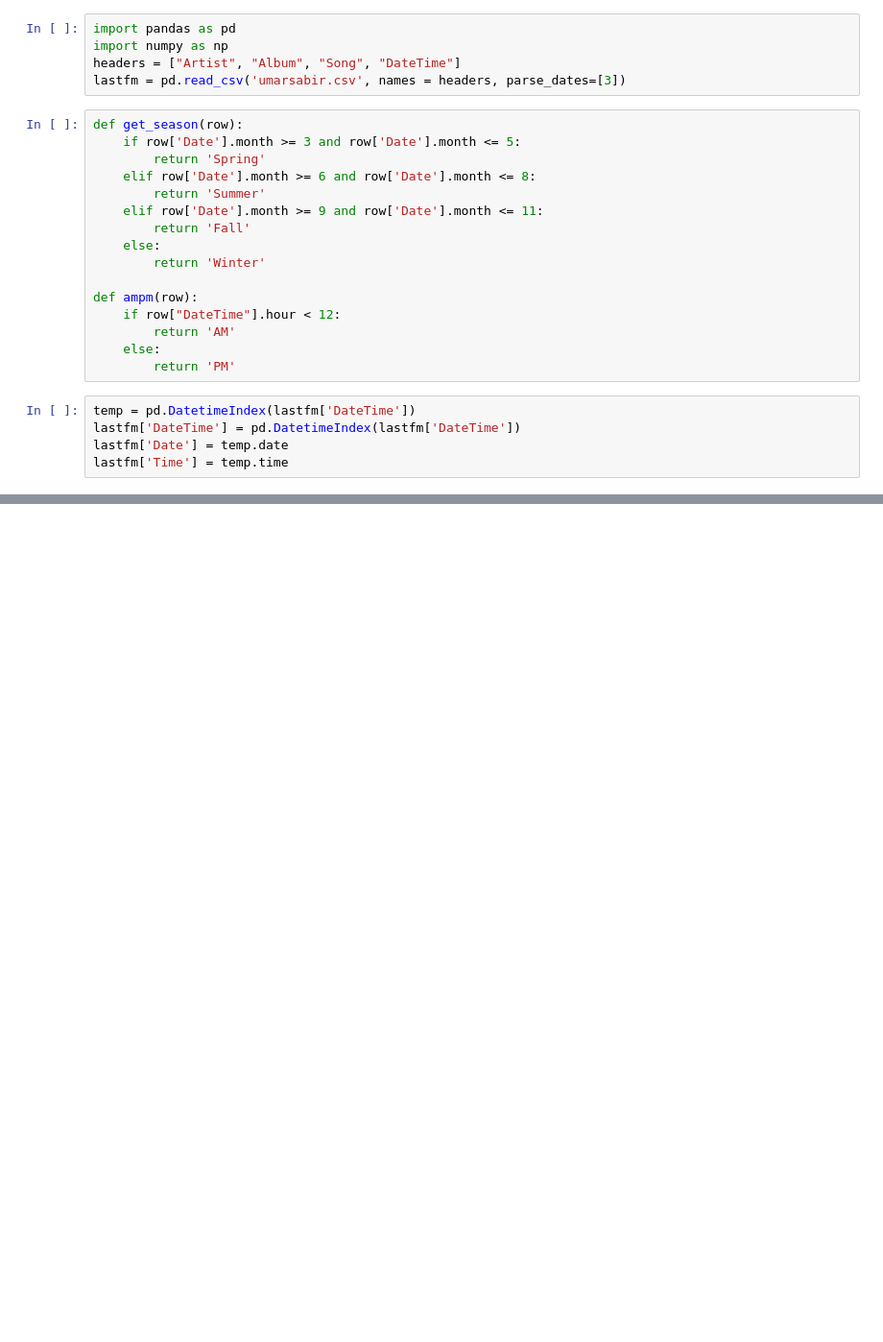
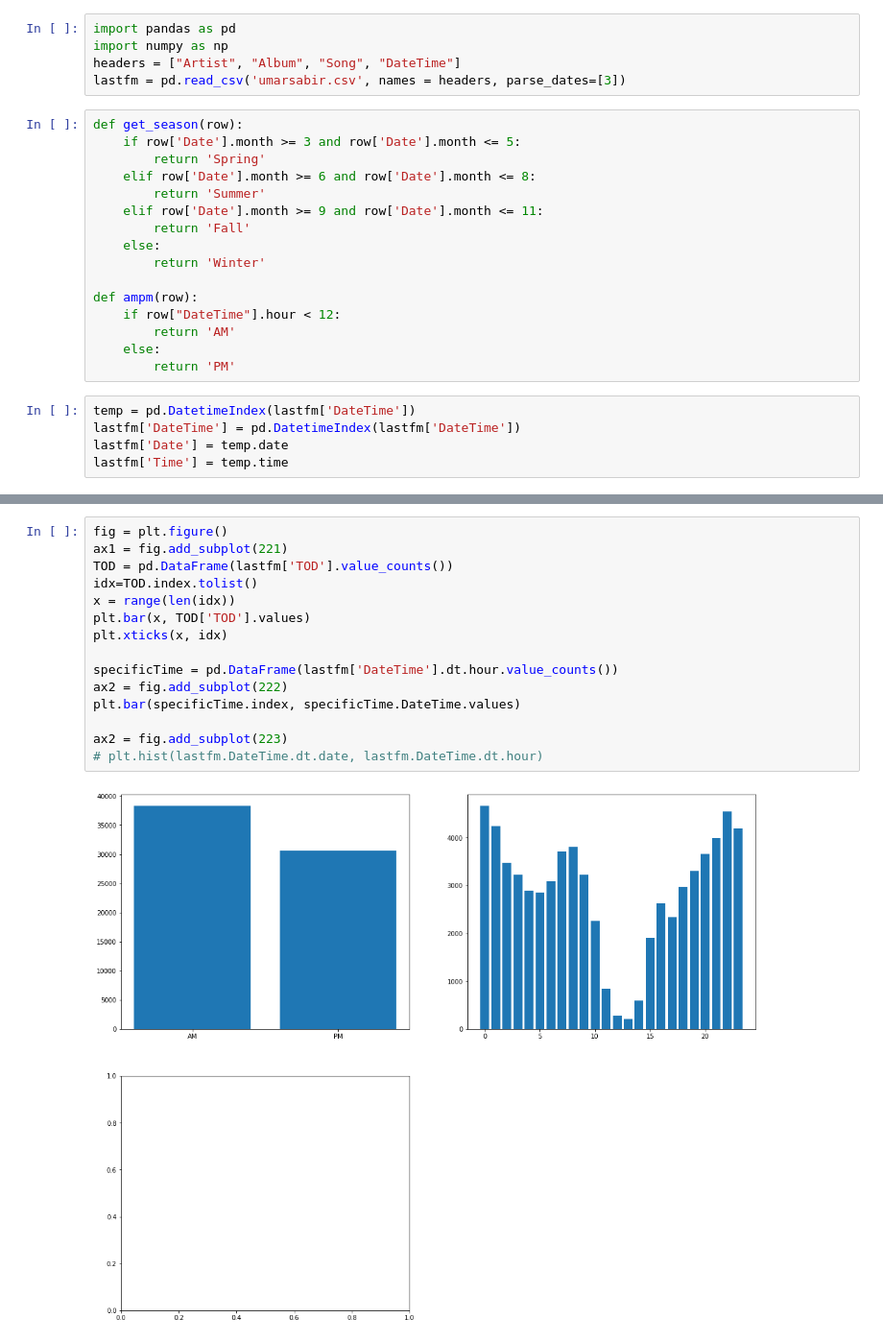
Before and after one commit to pabloarshid/playingwithlastfmdata, a Jupyter notebook: Untitled.ipynb, the cells around one changed output, grey strips where cells are left out. Shown: that part at 96% size. Cells and saved outputs as stored; diff of their text form; blank space fills up the shorter version.

```diff
--- a/Untitled.ipynb
+++ b/Untitled.ipynb
@@ -113,0 +115,17 @@ del timemonth, timeyear, timedate, Season, DoftheW
+# %%
+fig = plt.figure()
+ax1 = fig.add_subplot(221)
+TOD = pd.DataFrame(lastfm['TOD'].value_counts())
+idx=TOD.index.tolist()
+x = range(len(idx))
+plt.bar(x, TOD['TOD'].values)
+plt.xticks(x, idx)
+
+specificTime = pd.DataFrame(lastfm['DateTime'].dt.hour.value_counts())
+ax2 = fig.add_subplot(222)
+plt.bar(specificTime.index, specificTime.DateTime.values)
+
+ax2 = fig.add_subplot(223)
+# plt.hist(lastfm.DateTime.dt.date, lastfm.DateTime.dt.hour)
+# %% [output]
+[figure, added]
```
Also changed, not shown: parts of 3 cells of this notebook, 2 other files.
